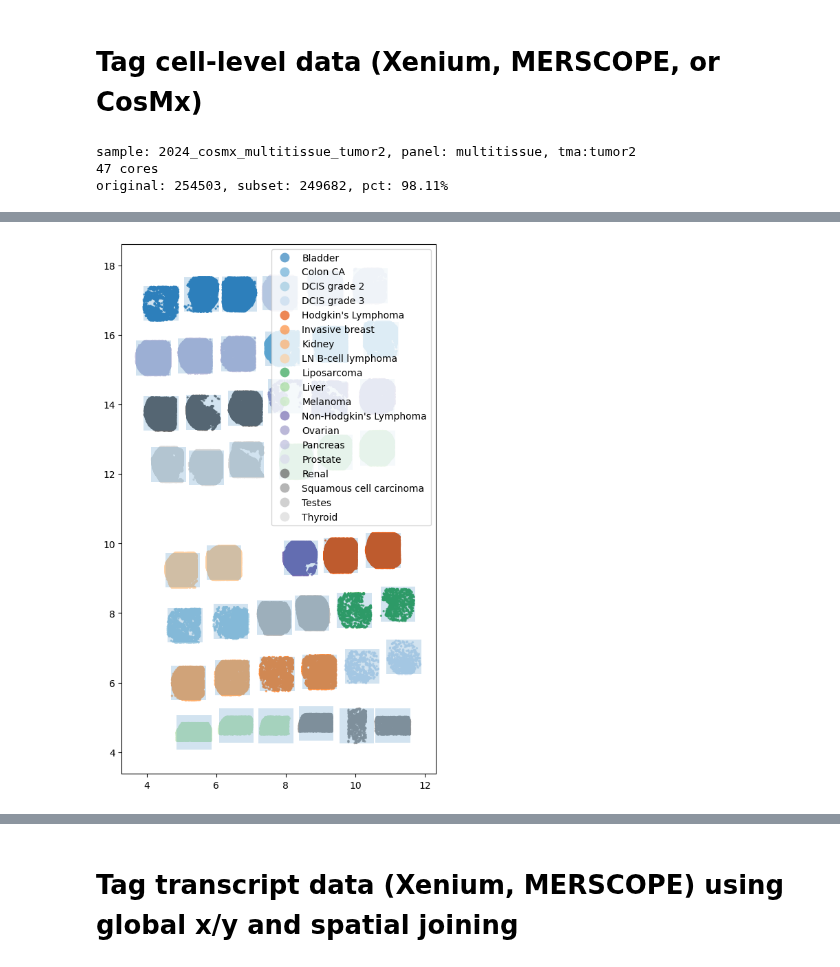
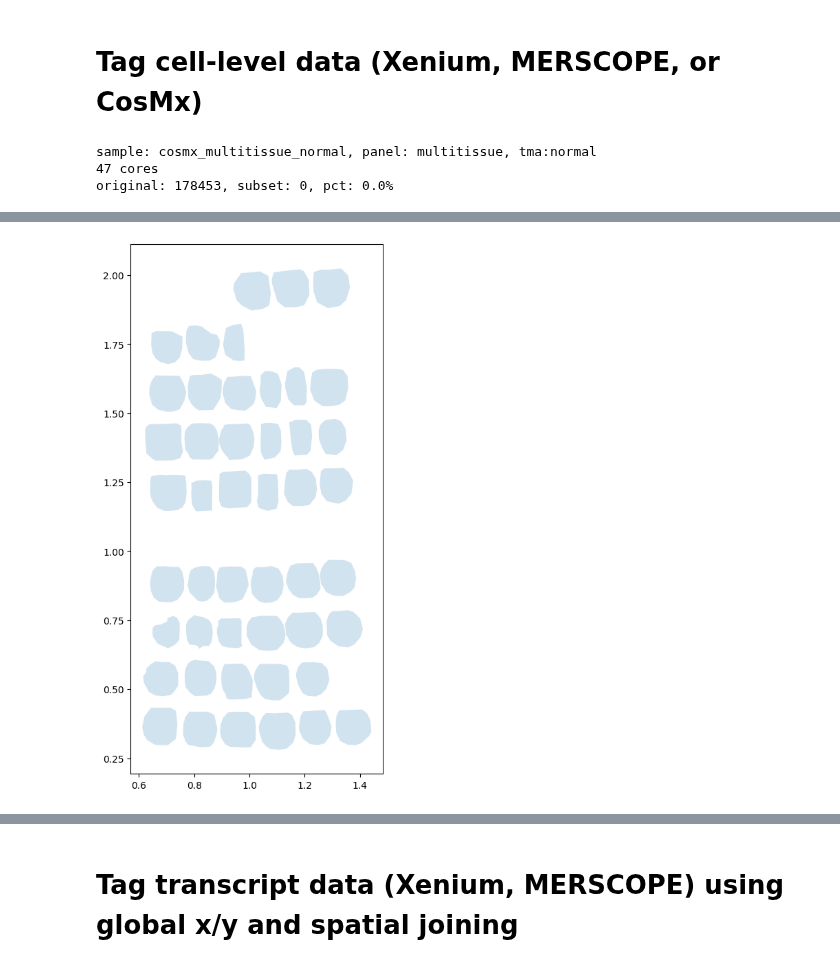
Before and after one commit to broadinstitute/ist_benchmarking, a Jupyter notebook: 01_data_generator_no_need_to_run.ipynb, the cells around one changed output, grey strips where cells are left out. Drawn from its saved outputs; the diff is of its cells as text; code cells hidden in the pictures.

```diff
--- a/01_data_generator_no_need_to_run.ipynb
+++ b/01_data_generator_no_need_to_run.ipynb
@@ -62,7 +62,7 @@ if not os.path.exists(f'{wd}/data/cell_level_csv'):
     os.makedirs(f'{wd}/data/cell_level_csv')
 
 # for SAMPLE in SAMPLES[:6][1::2]: # using Xenium samples from the normal tissue TMA as example
-for sample in SAMPLES[-1:]:
+for sample in ['cosmx_multitissue_normal']:
     panel = sample.split('_')[-2]
     tma = sample.split('_')[-1]
     print (f'sample: {sample}, panel: {panel}, tma:{tma}')
@@ -152,6 +152,6 @@ for sample in SAMPLES[-1:]:
     # img=False,
     # )
 # %% [output]
-sample: 2024_cosmx_multitissue_tumor2, panel: multitissue, tma:tumor2
+sample: cosmx_multitissue_normal, panel: multitissue, tma:normal
 47 cores
-original: 254503, subset: 249682, pct: 98.11%
+original: 178453, subset: 0, pct: 0.0%
@@ -165 +160 @@ original: 254503, subset: 249682, pct: 98.11%
-[figure, old version]
+[figure, new version]
```
Also changed, not shown: parts of 4 cells of this notebook, 7 other files.
